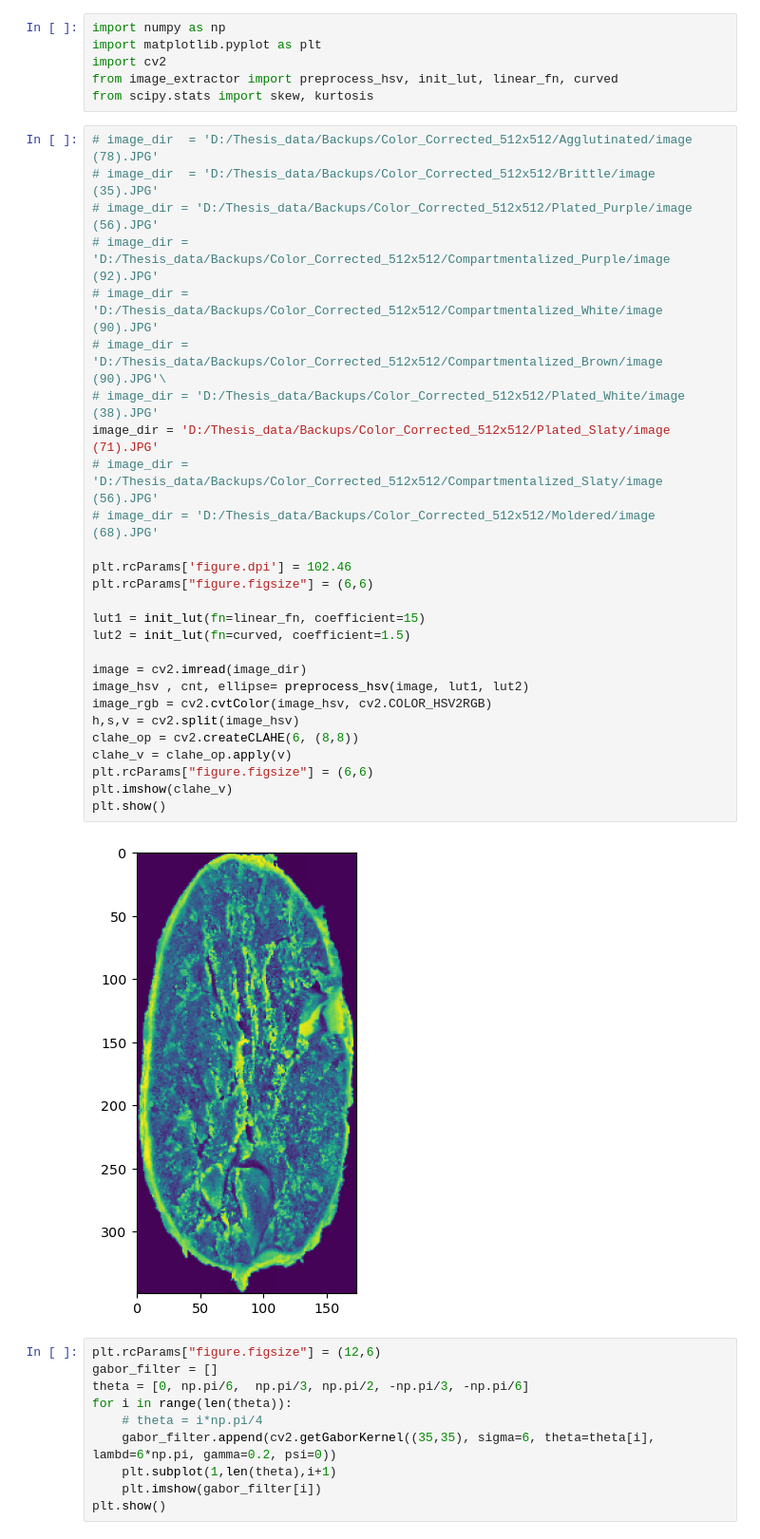
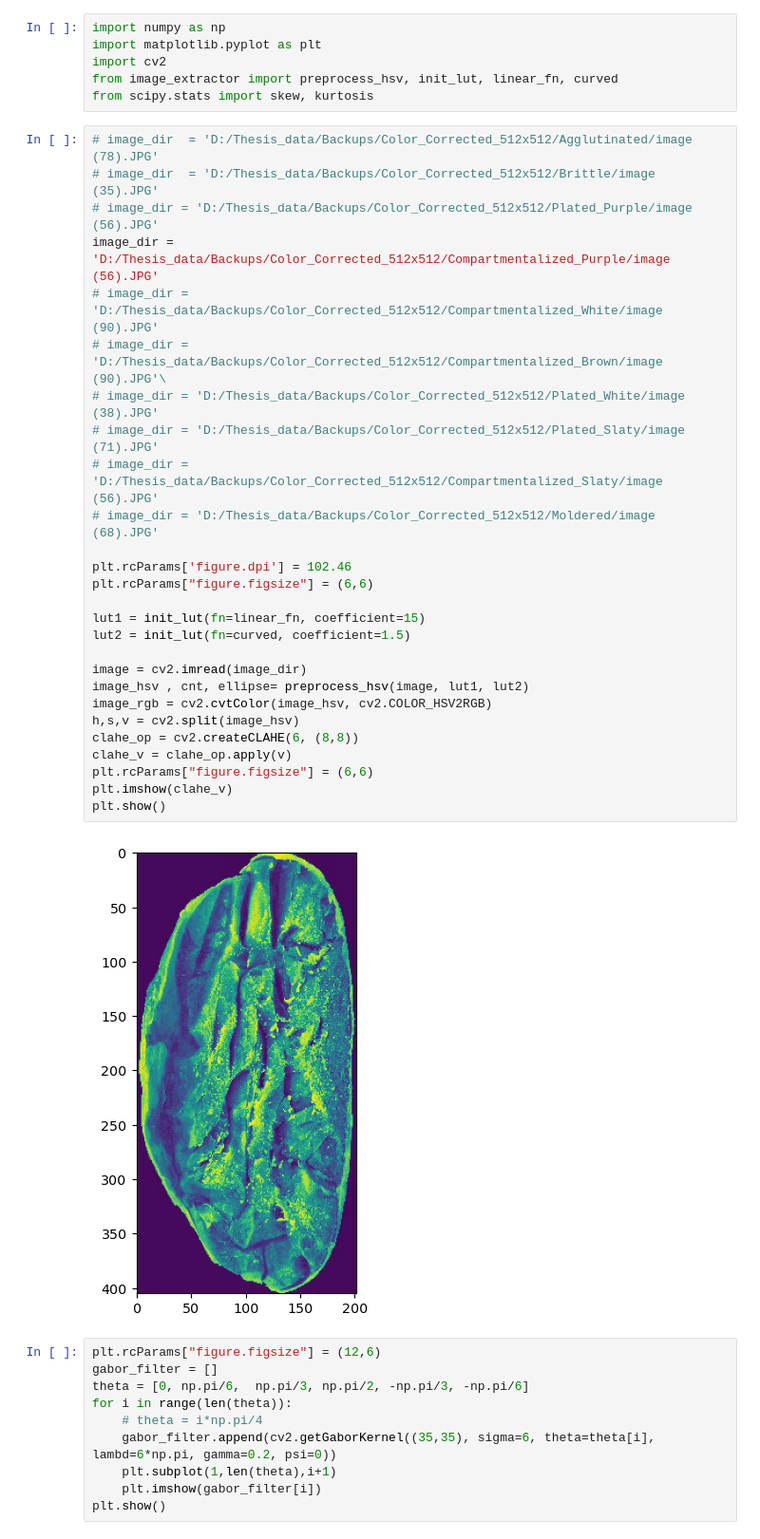
Before and after one commit to quanglochuynh/thesis2022, a Jupyter notebook: The_new_thesis_approach/structure_extractor.ipynb, the cells around one changed output. Shown at 95% size. Cells and saved outputs as stored; diff of their text form.

```diff
--- a/The_new_thesis_approach/structure_extractor.ipynb
+++ b/The_new_thesis_approach/structure_extractor.ipynb
@@ -7,32 +7,32 @@ from scipy.stats import skew, kurtosis
 # %%
 # image_dir  = 'D:/Thesis_data/Backups/Color_Corrected_512x512/Agglutinated/image (78).JPG'
 # image_dir  = 'D:/Thesis_data/Backups/Color_Corrected_512x512/Brittle/image (35).JPG'
 # image_dir = 'D:/Thesis_data/Backups/Color_Corrected_512x512/Plated_Purple/image (56).JPG'
-# image_dir = 'D:/Thesis_data/Backups/Color_Corrected_512x512/Compartmentalized_Purple/image (92).JPG'
+image_dir = 'D:/Thesis_data/Backups/Color_Corrected_512x512/Compartmentalized_Purple/image (56).JPG'
 # image_dir = 'D:/Thesis_data/Backups/Color_Corrected_512x512/Compartmentalized_White/image (90).JPG'
 # image_dir = 'D:/Thesis_data/Backups/Color_Corrected_512x512/Compartmentalized_Brown/image (90).JPG'\
 # image_dir = 'D:/Thesis_data/Backups/Color_Corrected_512x512/Plated_White/image (38).JPG'
-image_dir = 'D:/Thesis_data/Backups/Color_Corrected_512x512/Plated_Slaty/image (71).JPG'
+# image_dir = 'D:/Thesis_data/Backups/Color_Corrected_512x512/Plated_Slaty/image (71).JPG'
 # image_dir = 'D:/Thesis_data/Backups/Color_Corrected_512x512/Compartmentalized_Slaty/image (56).JPG'
 # image_dir = 'D:/Thesis_data/Backups/Color_Corrected_512x512/Moldered/image (68).JPG'
 
 plt.rcParams['figure.dpi'] = 102.46
 plt.rcParams["figure.figsize"] = (6,6)
 
 lut1 = init_lut(fn=linear_fn, coefficient=15)
 lut2 = init_lut(fn=curved, coefficient=1.5)
 
 image = cv2.imread(image_dir)
 image_hsv , cnt, ellipse= preprocess_hsv(image, lut1, lut2)
 image_rgb = cv2.cvtColor(image_hsv, cv2.COLOR_HSV2RGB)
 h,s,v = cv2.split(image_hsv)
 clahe_op = cv2.createCLAHE(6, (8,8))
 clahe_v = clahe_op.apply(v)
 plt.rcParams["figure.figsize"] = (6,6)
 plt.imshow(clahe_v)
 plt.show()
 # %% [output]
-[figure, old version]
+[figure, new version]
 # %%
 plt.rcParams["figure.figsize"] = (12,6)
 gabor_filter = []
```
Also changed, not shown: parts of 4 cells of this notebook.
